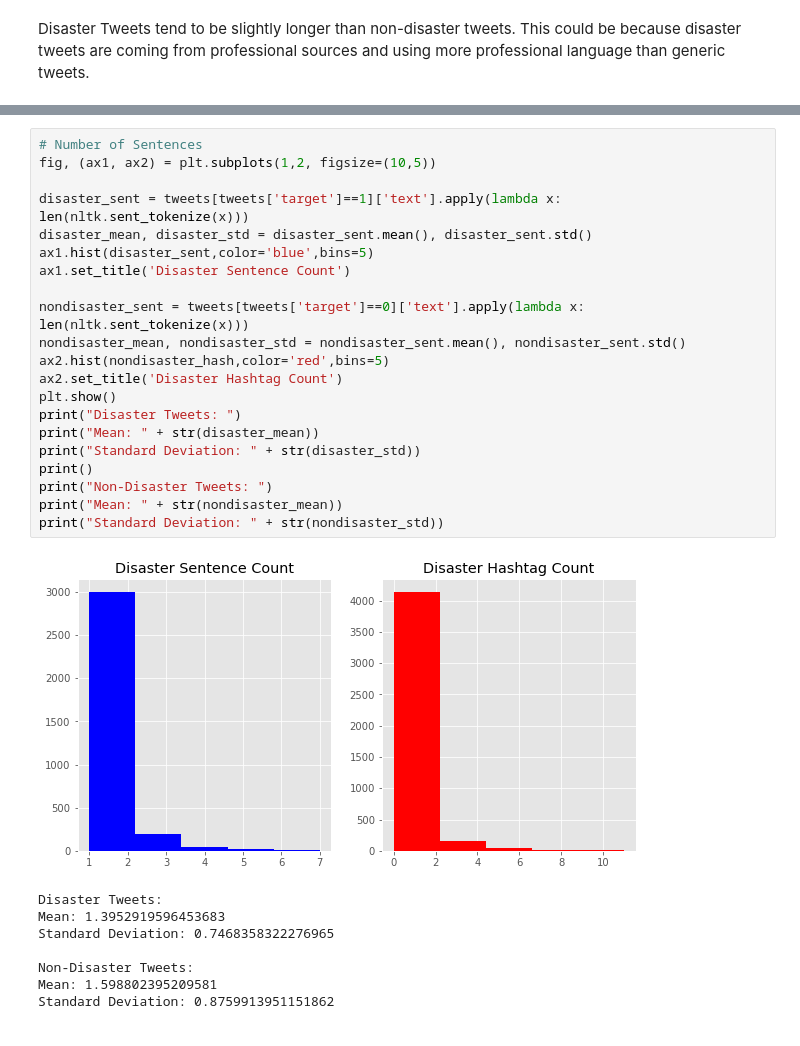
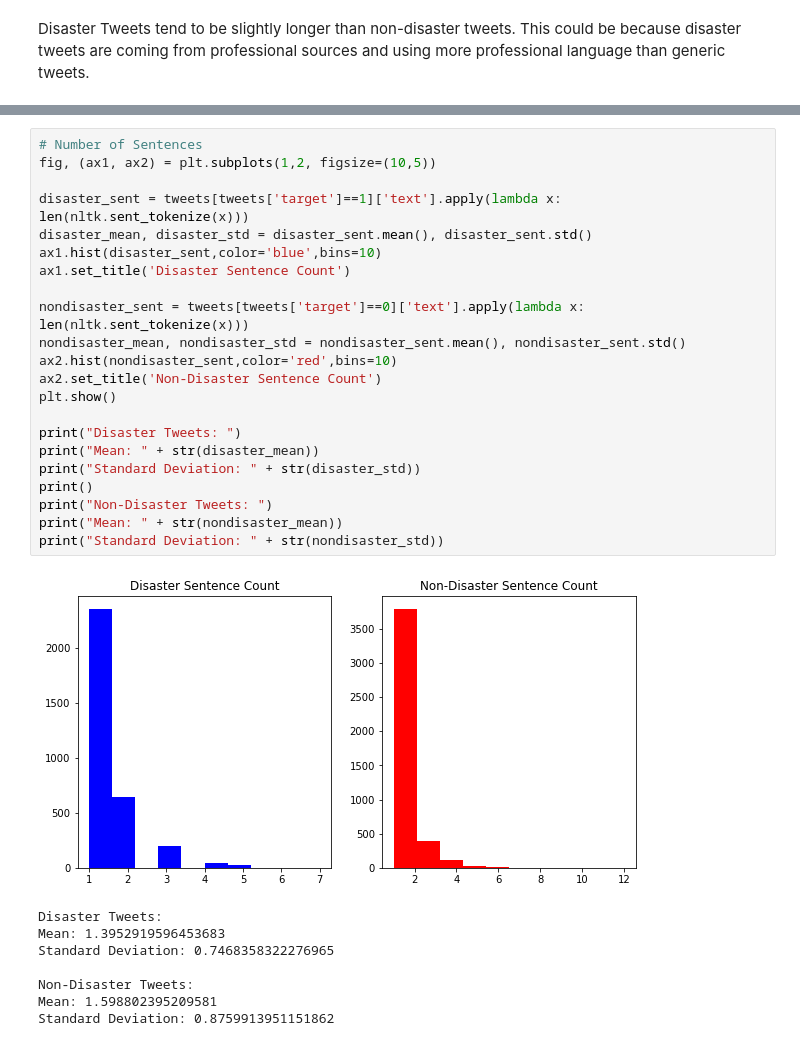
Before and after one commit to mayank-mishra-1/IdentifyingDisasterTweets, a Jupyter notebook: Data Analysis.ipynb, the cells around one changed output, grey strips where cells are left out. Saved outputs shown, nothing was run; the diff lists cells and outputs as text.

```diff
--- a/Data Analysis.ipynb
+++ b/Data Analysis.ipynb
@@ -305,26 +311,27 @@ Standard Deviation: 1.0084197607784438
 # %%
 # Number of Sentences
 fig, (ax1, ax2) = plt.subplots(1,2, figsize=(10,5))
 
 disaster_sent = tweets[tweets['target']==1]['text'].apply(lambda x: len(nltk.sent_tokenize(x)))
 disaster_mean, disaster_std = disaster_sent.mean(), disaster_sent.std()
-ax1.hist(disaster_sent,color='blue',bins=5)
+ax1.hist(disaster_sent,color='blue',bins=10)
 ax1.set_title('Disaster Sentence Count')
 
 nondisaster_sent = tweets[tweets['target']==0]['text'].apply(lambda x: len(nltk.sent_tokenize(x)))
 nondisaster_mean, nondisaster_std = nondisaster_sent.mean(), nondisaster_sent.std()
-ax2.hist(nondisaster_hash,color='red',bins=5)
-ax2.set_title('Disaster Hashtag Count')
+ax2.hist(nondisaster_sent,color='red',bins=10)
+ax2.set_title('Non-Disaster Sentence Count')
 plt.show()
+
 print("Disaster Tweets: ")
 print("Mean: " + str(disaster_mean))
 print("Standard Deviation: " + str(disaster_std))
 print()
 print("Non-Disaster Tweets: ")
 print("Mean: " + str(nondisaster_mean))
 print("Standard Deviation: " + str(nondisaster_std))
 # %% [output]
-[figure, old version]
+[figure, new version]
 Disaster Tweets:
 Mean: 1.3952919596453683
 Standard Deviation: 0.7468358322276965
```
Also changed, not shown: parts of 23 cells of this notebook.
